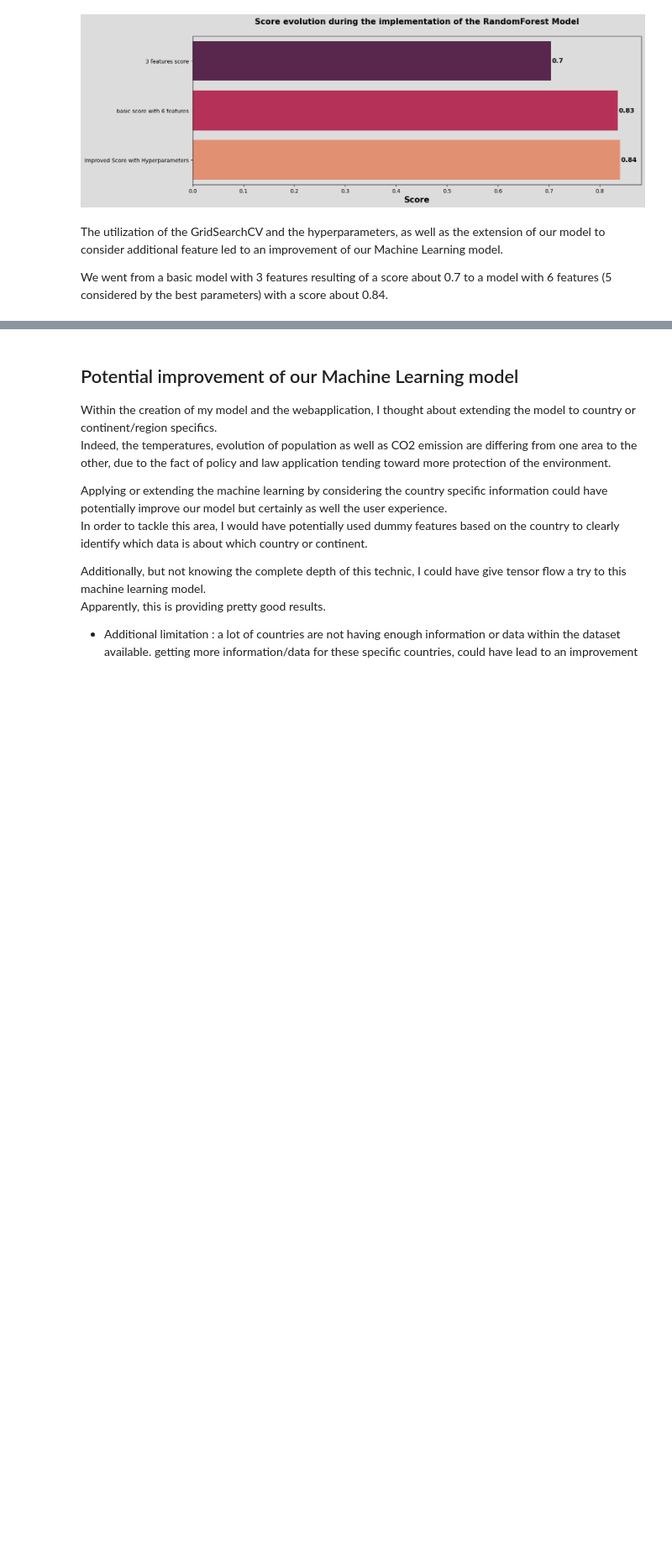
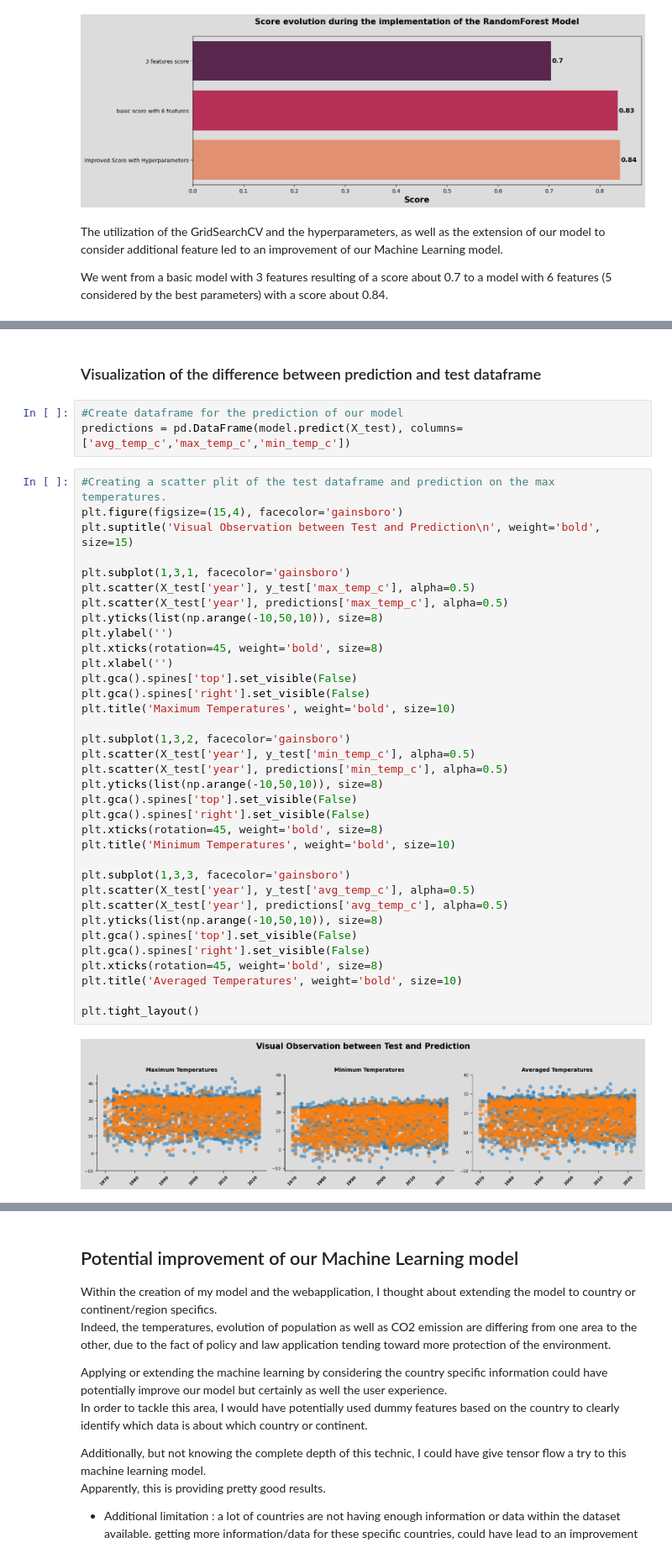
Before and after one commit to Seb70197/Weather_Prediction, a Jupyter notebook: Project_Weather.ipynb, the cells around one changed output, grey strips where cells are left out. Shown at 84% size. Drawn from its saved outputs; the diff is of its cells as text; blank space fills up the shorter version.

```diff
--- a/Project_Weather.ipynb
+++ b/Project_Weather.ipynb
@@ -812,0 +841,42 @@ We went from a basic model with 3 features resulting of a score about 0.7 to a m
+# %% [markdown]
+### Visualization of the difference between prediction and test dataframe
+# %%
+#Create dataframe for the prediction of our model
+predictions = pd.DataFrame(model.predict(X_test), columns=['avg_temp_c','max_temp_c','min_temp_c'])
+# %%
+#Creating a scatter plit of the test dataframe and prediction on the max temperatures.
+plt.figure(figsize=(15,4), facecolor='gainsboro')
+plt.suptitle('Visual Observation between Test and Prediction\n', weight='bold', size=15)
+
+plt.subplot(1,3,1, facecolor='gainsboro')
+plt.scatter(X_test['year'], y_test['max_temp_c'], alpha=0.5)
+plt.scatter(X_test['year'], predictions['max_temp_c'], alpha=0.5)
+plt.yticks(list(np.arange(-10,50,10)), size=8)
+plt.ylabel('')
+plt.xticks(rotation=45, weight='bold', size=8)
+plt.xlabel('')
+plt.gca().spines['top'].set_visible(False)
+plt.gca().spines['right'].set_visible(False)
+plt.title('Maximum Temperatures', weight='bold', size=10)
+
+plt.subplot(1,3,2, facecolor='gainsboro')
+plt.scatter(X_test['year'], y_test['min_temp_c'], alpha=0.5)
+plt.scatter(X_test['year'], predictions['min_temp_c'], alpha=0.5)
+plt.yticks(list(np.arange(-10,50,10)), size=8)
+plt.gca().spines['top'].set_visible(False)
+plt.gca().spines['right'].set_visible(False)
+plt.xticks(rotation=45, weight='bold', size=8)
+plt.title('Minimum Temperatures', weight='bold', size=10)
+
+plt.subplot(1,3,3, facecolor='gainsboro')
+plt.scatter(X_test['year'], y_test['avg_temp_c'], alpha=0.5)
+plt.scatter(X_test['year'], predictions['avg_temp_c'], alpha=0.5)
+plt.yticks(list(np.arange(-10,50,10)), size=8)
+plt.gca().spines['top'].set_visible(False)
+plt.gca().spines['right'].set_visible(False)
+plt.xticks(rotation=45, weight='bold', size=8)
+plt.title('Averaged Temperatures', weight='bold', size=10)
+
+plt.tight_layout()
+# %% [output]
+[figure, added]
```
Also changed, not shown: parts of 10 cells of this notebook.
